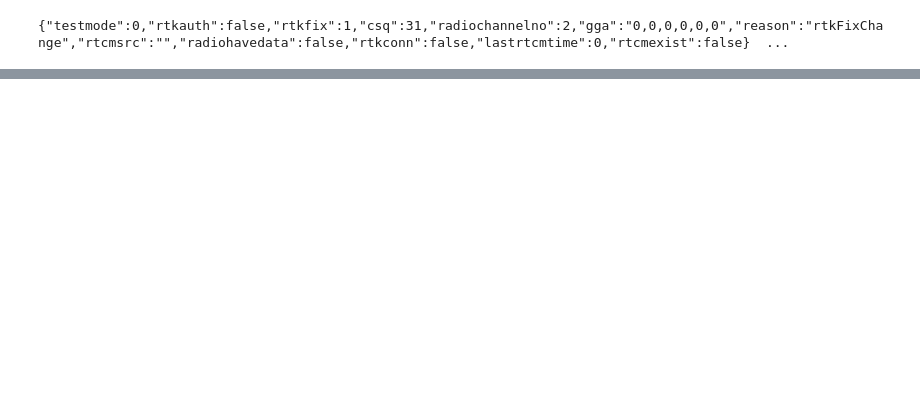
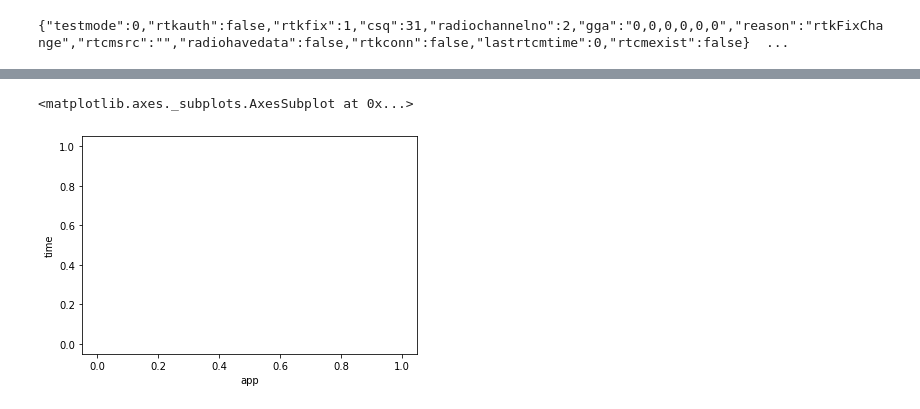
Before and after one commit to GTrunSec/Jupyter-data-science-environment, a Jupyter notebook: rtk.ipynb, the cells around one changed output, grey strips where cells are left out. Drawn from its saved outputs; the diff is of its cells as text; code cells hidden in the pictures; blank space fills up the shorter version.

```diff
--- a/rtk.ipynb
+++ b/rtk.ipynb
@@ -25,0 +33,5 @@ import editdistance
+# %%
+all_data.plot(x ='app', y='time', kind = 'scatter')
+# %% [output]
+<matplotlib.axes._subplots.AxesSubplot at 0x...>
+[figure, added]
```
Also changed, not shown: parts of 13 cells of this notebook, 1 other file.
